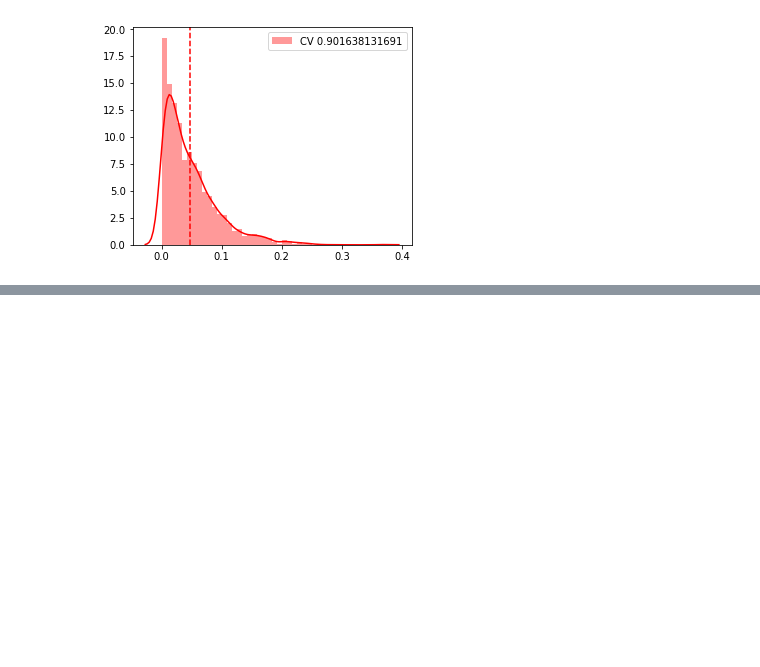
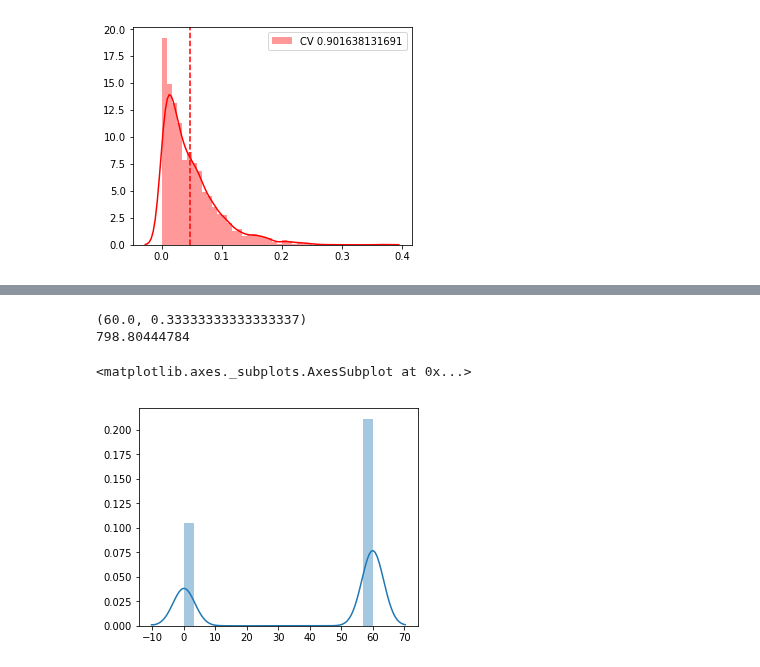
Before and after one commit to dcrankshaw/plots-model-comp-paper, a Jupyter notebook: plotting/Exponential_dists.ipynb, the cells around one changed output, grey strips where cells are left out. Saved outputs shown, nothing was run; the diff lists cells and outputs as text; code cells hidden in the pictures; blank space fills up the shorter version.

```diff
--- a/plotting/Exponential_dists.ipynb
+++ b/plotting/Exponential_dists.ipynb
@@ -168,0 +202,17 @@ plt.grid(True)
+# %%
+def uniform(CV, size):
+    var = CV*mean**2
+    print var
+    expr = np.sqrt(3*var)
+    a = mean + expr
+    b = mean - expr
+    return np.random.uniform(a,b,size=size)
+
+dist = batched(40, 0.5, 50000)
+print np.var(dist)
+sns.distplot(dist)
+# %% [output]
+(60.0, 0.33333333333333337)
+798.80444784
+<matplotlib.axes._subplots.AxesSubplot at 0x...>
+[figure, added]
```
Also changed, not shown: parts of 9 cells of this notebook.
